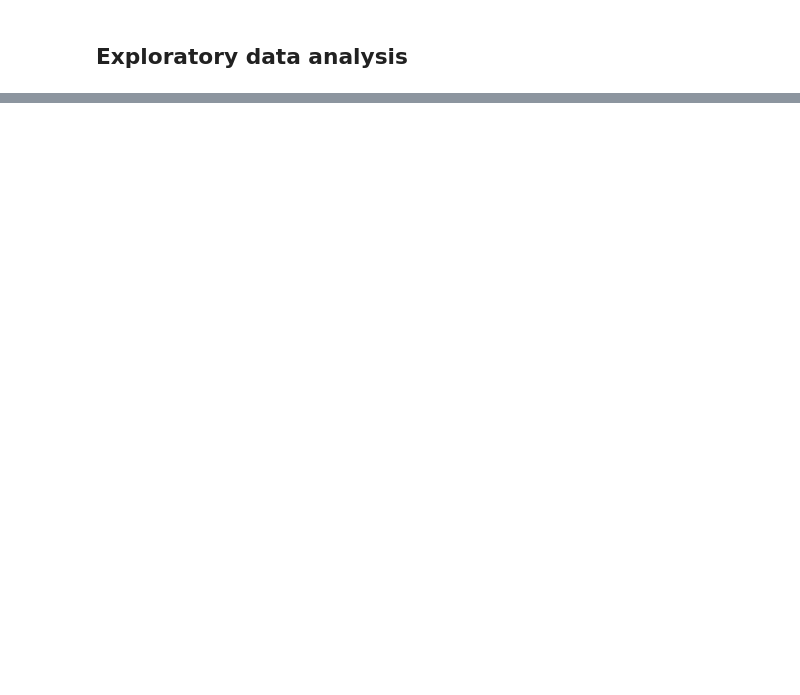
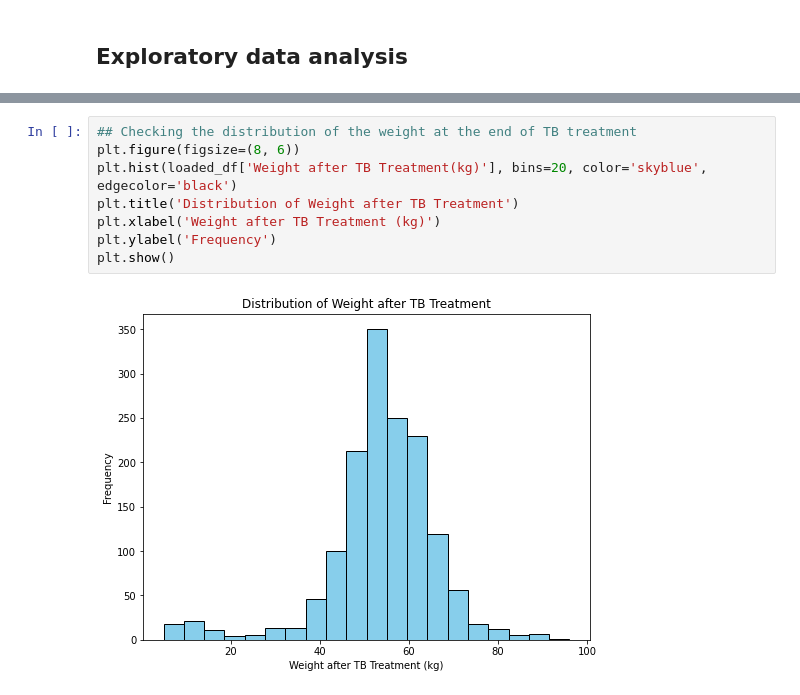
Before and after one commit to jeanarm/EDA_FOR_TB_Treatment_Outcome_Prediction, a Jupyter notebook: EDA_TB_Treatment_outcome.ipynb, the cells around one changed output, grey strips where cells are left out. Cells and saved outputs as stored; diff of their text form; blank space fills up the shorter version.

```diff
--- a/EDA_TB_Treatment_outcome.ipynb
+++ b/EDA_TB_Treatment_outcome.ipynb
@@ -575,0 +679,10 @@ tb_dataset
+# %%
+## Checking the distribution of the weight at the end of TB treatment
+plt.figure(figsize=(8, 6))
+plt.hist(loaded_df['Weight after TB Treatment(kg)'], bins=20, color='skyblue', edgecolor='black')
+plt.title('Distribution of Weight after TB Treatment')
+plt.xlabel('Weight after TB Treatment (kg)')
+plt.ylabel('Frequency')
+plt.show()
+# %% [output]
+[figure, added]
```
Also changed, not shown: parts of 15 cells of this notebook.
